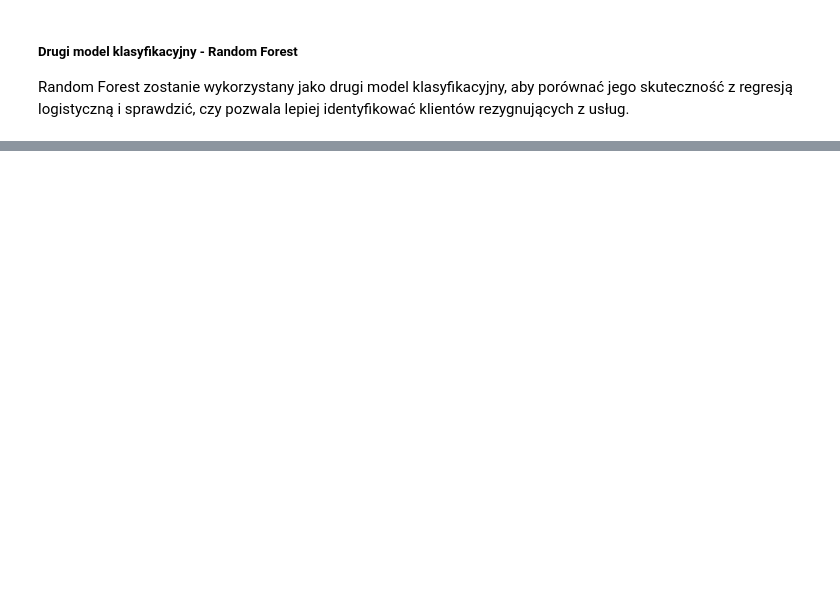
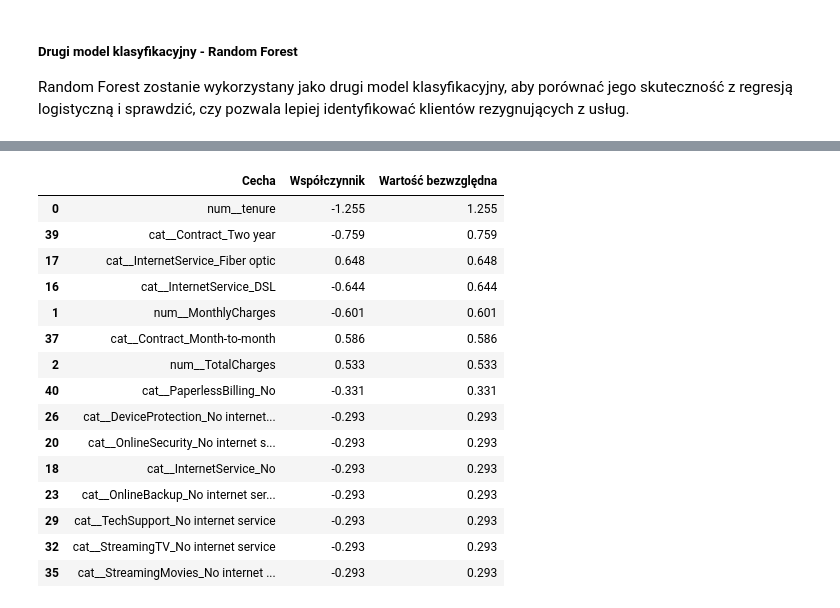
Before and after one commit to Joanne1748/Telco-Customer-Churn-Final-Project-LearnIT, a Jupyter notebook: notebooks/J_St_telco_customer_churn_learnit_final_project.ipynb, the cells around one changed output, grey strips where cells are left out. Drawn from its saved outputs; the diff is of its cells as text; code cells hidden in the pictures; blank space fills up the shorter version.

```diff
--- a/notebooks/J_St_telco_customer_churn_learnit_final_project.ipynb
+++ b/notebooks/J_St_telco_customer_churn_learnit_final_project.ipynb
@@ -745,0 +1105,38 @@ Random Forest lepiej wychwytuje odchodzących klientów, ale robi to kosztem wi
+# %%
+# Pobranie nazw cech po preprocessingu i współczynników modelu
+feature_names_lr = logistic_model.named_steps["preprocessor"].get_feature_names_out()
+coefficients_lr = logistic_model.named_steps["classifier"].coef_[0]
+
+logistic_importance = pd.DataFrame({
+    "Cecha": feature_names_lr,
+    "Współczynnik": coefficients_lr
+})
+
+logistic_importance["Wartość bezwzględna"] = (
+    logistic_importance["Współczynnik"].abs()
+)
+
+# Najsilniejsze współczynniki według wartości bezwzględnej
+display(
+    logistic_importance
+    .sort_values("Wartość bezwzględna", ascending=False)
+    .head(15)
+    .round(3)
+)
+# %% [output]
+|  | Cecha | Współczynnik | Wartość bezwzględna |
+| 0 | num__tenure | -1.255 | 1.255 |
+| 39 | cat__Contract_Two year | -0.759 | 0.759 |
+| 17 | cat__InternetService_Fiber optic | 0.648 | 0.648 |
+| 16 | cat__InternetService_DSL | -0.644 | 0.644 |
+| 1 | num__MonthlyCharges | -0.601 | 0.601 |
+| 37 | cat__Contract_Month-to-month | 0.586 | 0.586 |
+| 2 | num__TotalCharges | 0.533 | 0.533 |
+| 40 | cat__PaperlessBilling_No | -0.331 | 0.331 |
+| 26 | cat__DeviceProtection_No internet... | -0.293 | 0.293 |
+| 20 | cat__OnlineSecurity_No internet s... | -0.293 | 0.293 |
+| 18 | cat__InternetService_No | -0.293 | 0.293 |
+| 23 | cat__OnlineBackup_No internet ser... | -0.293 | 0.293 |
+| 29 | cat__TechSupport_No internet service | -0.293 | 0.293 |
+| 32 | cat__StreamingTV_No internet service | -0.293 | 0.293 |
+| 35 | cat__StreamingMovies_No internet ... | -0.293 | 0.293 |
```
Also changed, not shown: parts of 33 cells of this notebook.
